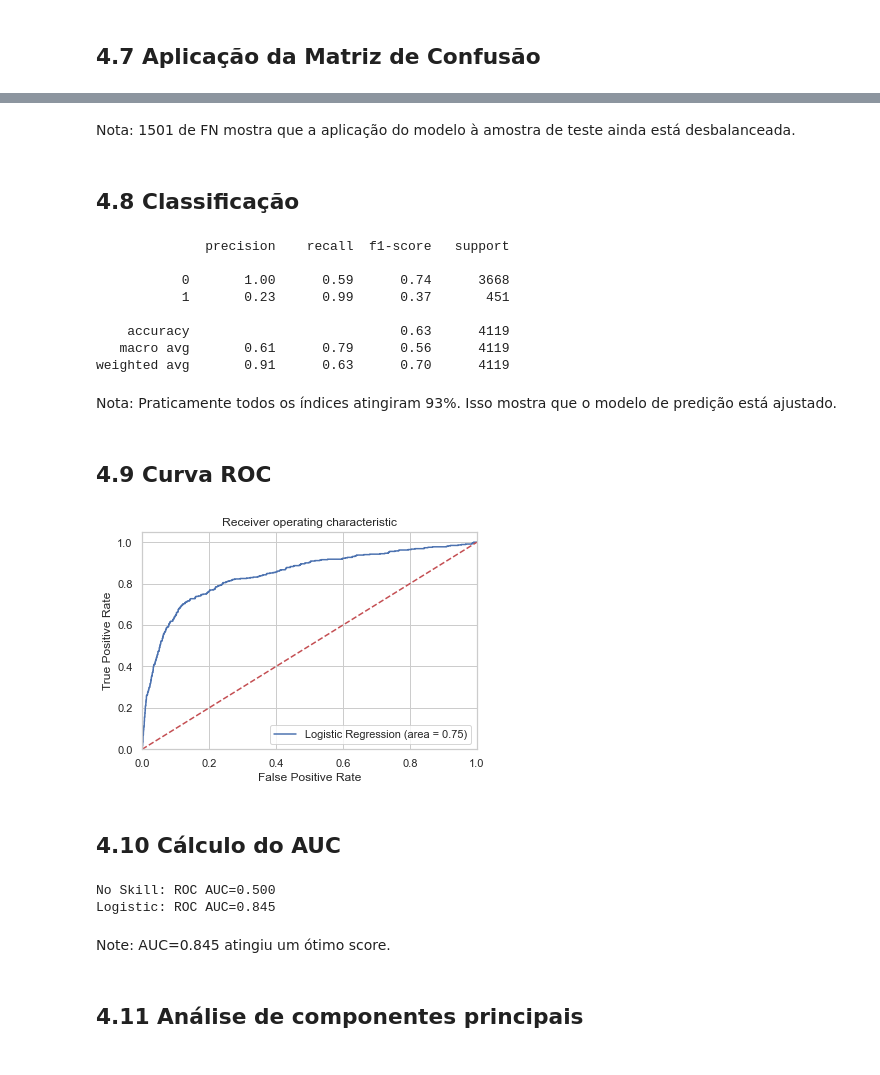
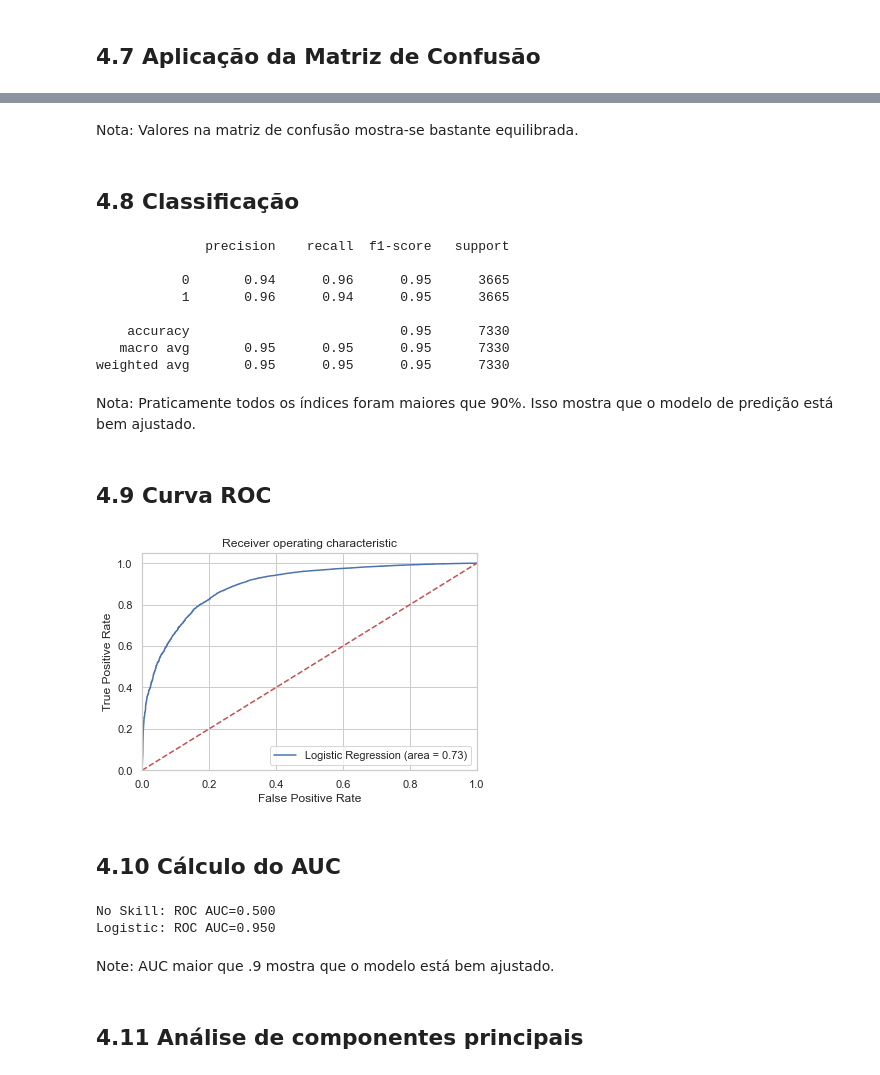
Before and after one commit to edbkei/MO416PROJ3, a Jupyter notebook: Projeto3/Project3.ipynb, the cells around one changed output, grey strips where cells are left out. Cells and saved outputs as stored; diff of their text form; code cells hidden in the pictures.

```diff
--- a/Projeto3/Project3.ipynb
+++ b/Projeto3/Project3.ipynb
@@ -279,7 +281,7 @@ X = df.loc[:, df.columns != 'y']
 y = df.loc[:, df.columns == 'y']
 from imblearn.over_sampling import SMOTE
 os = SMOTE(random_state=0)
-X_train, X_test, y_train, y_test = train_test_split(X, y, test_size=0.3, random_state=0)
+X_train, X_test, y_train, y_test = train_test_split(X, y, test_size=0.1, random_state=0)
 columns = X_train.columns
 # %%
 os_data_X,os_data_y=os.fit_sample(X_train, y_train.astype(int))
@@ -396,0 +415,16 @@ Nota: O modelo usando Logistic Regression resultou em 93.6% de acurácia em dado
+# %%
+from sklearn.metrics import roc_auc_score
+from sklearn.metrics import roc_curve
+logit_roc_auc = roc_auc_score(os_data_y.astype(int), clf.predict(X_training.astype(int)))
+fpr, tpr, thresholds = roc_curve(os_data_y.astype(int), clf.predict_proba(X_training.astype(int))[:,1])
+plt.figure()
+plt.plot(fpr, tpr, label='Logistic Regression (area = %0.2f)' % logit_roc_auc)
+plt.plot([0, 1], [0, 1],'r--')
+plt.xlim([0.0, 1.0])
+plt.ylim([0.0, 1.05])
+plt.xlabel('False Positive Rate')
+plt.ylabel('True Positive Rate')
+plt.title('Receiver operating characteristic')
+plt.legend(loc="lower right")
+plt.savefig('Log_ROC')
+plt.show()
@@ -560,0 +471,3 @@ y2.head()
+# %%
+clf.fit(X_testing,os_test_y)
+print("Test Accuracy: ", clf.score(X_testing, os_test_y))
@@ -576,58 +492,58 @@ Confusion matrix, without normalization
-# %% [markdown]
-Nota: 1501 de FN mostra que a aplicação do modelo à amostra de teste ainda está desbalanceada.
+# %% [markdown]
+Nota: Valores na matriz de confusão mostra-se bastante equilibrada.
 # %% [markdown]
 ## 4.8 Classificação
 # %%
 from sklearn.metrics import classification_report
-print(classification_report(y2.astype(int), y2_pred.astype(int)))
+print(classification_report(os_test_y.astype(int), y2_pred.astype(int)))
 # %% [output]
               precision    recall  f1-score   support
 
-           0       1.00      0.59      0.74      3668
-           1       0.23      0.99      0.37       451
+           0       0.94      0.96      0.95      3665
+           1       0.96      0.94      0.95      3665
 
-    accuracy                           0.63      4119
-   macro avg       0.61      0.79      0.56      4119
-weighted avg       0.91      0.63      0.70      4119
+    accuracy                           0.95      7330
+   macro avg       0.95      0.95      0.95      7330
+weighted avg       0.95      0.95      0.95      7330
 # %% [markdown]
-Nota: Praticamente todos os índices atingiram 93%. Isso mostra que o modelo de predição está ajustado.
+Nota: Praticamente todos os índices foram maiores que 90%. Isso mostra que o modelo de predição está bem ajustado.
 # %% [markdown]
 ## 4.9 Curva ROC
 # %%
 from sklearn.metrics import roc_auc_score
 from sklearn.metrics import roc_curve
-logit_roc_auc2 = roc_auc_score(y2.astype(int), clf.predict(X2_norm.astype(int)))
-fpr, tpr, thresholds = roc_curve(y2.astype(int), clf.predict_proba(X2_norm.astype(int))[:,1])
+logit_roc_auc2 = roc_auc_score(os_test_y.astype(int), clf.predict(X_testing.astype(int)))
+fpr2, tpr2, thresholds2 = roc_curve(os_test_y.astype(int), clf.predict_proba(X_testing.astype(int))[:,1])
 plt.figure()
 plt.plot(fpr, tpr, label='Logistic Regression (area = %0.2f)' % logit_roc_auc2)
 plt.plot([0, 1], [0, 1],'r--')
 plt.xlim([0.0, 1.0])
 plt.ylim([0.0, 1.05])
 plt.xlabel('False Positive Rate')
 plt.ylabel('True Positive Rate')
 plt.title('Receiver operating characteristic')
 plt.legend(loc="lower right")
 plt.savefig('Log_ROC')
 plt.show()
 # %% [output]
-[figure, old version]
+[figure, new version]
 # %% [markdown]
 ## 4.10 Cálculo do AUC
 # %%
-lr_probs1=clf.predict_proba(X2_norm.astype(int))
-ns_probs1 = [0 for _ in range(len(y2))]
+lr_probs1=clf.predict_proba(X_testing.astype(int))
+ns_probs1 = [0 for _ in range(len(os_test_y))]
 lr_probs1=lr_probs1[:, 1]
 # calculate scores
-ns_auc1 = roc_auc_score(y2.astype(int), ns_probs1)
-lr_auc1 = roc_auc_score(y2.astype(int), lr_probs1)
+ns_auc1 = roc_auc_score(os_test_y.astype(int), ns_probs1)
+lr_auc1 = roc_auc_score(os_test_y.astype(int), lr_probs1)
 # summarize scores
 print('No Skill: ROC AUC=%.3f' % (ns_auc1))
 print('Logistic: ROC AUC=%.3f' % (lr_auc1))
 # %% [output]
 No Skill: ROC AUC=0.500
-Logistic: ROC AUC=0.845
+Logistic: ROC AUC=0.950
-# %% [markdown]
-Note: AUC=0.845 atingiu um ótimo score.
+# %% [markdown]
+Note: AUC maior que .9 mostra que o modelo está bem ajustado.
 # %% [markdown]
 ## 4.11 Análise de componentes principais
 # %%
```
Also changed, not shown: parts of 45 cells of this notebook.
